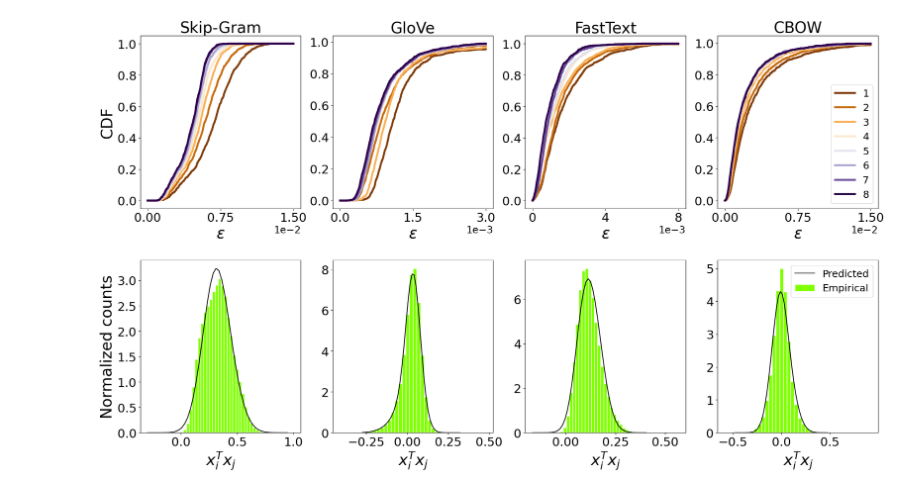
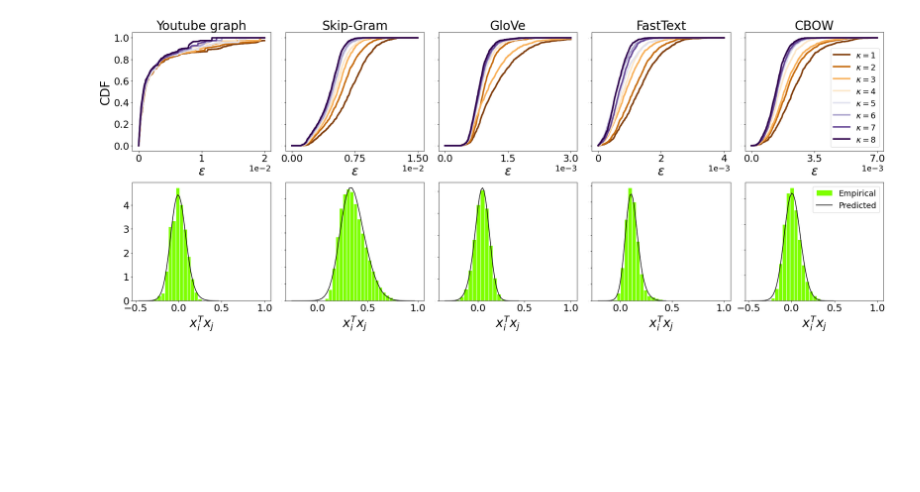
Before and after one commit to lorenzodallamico/EDRep, a Jupyter notebook: Notebooks/Test the approximation.ipynb, the cells around one changed output. Drawn from its saved outputs; the diff is of its cells as text; code cells hidden in the pictures; blank space fills up the shorter version.

```diff
--- a/Notebooks/Test the approximation.ipynb
+++ b/Notebooks/Test the approximation.ipynb
@@ -76,61 +68,76 @@ I am reading f: 224
 99884 200
 I am computing the Z values
 -------------------------
+# %%
+# load
+with open('saved_files/test_approx.pkl', 'rb') as file:
+    Zv, Xv, resv = pickle.load(file)
 # %%
-fig, ax = plt.subplots(2,4, figsize = (4*6, 2*5 + 3))
-fig.subplots_adjust(hspace = .3)
 fs = 22
 ffs = 18
 Fs = 28
-max_val = [0.015, 0.003, 0.008, 0.015]
 
-titles = ['Skip-Gram', 'GloVe', 'FastText', 'CBOW']
-linestyle = ['-', '--', '-.']
+kv = [1, 2, 3, 4, 5, 6, 7, 8]
+maxt = [0.02, 0.015, 0.003, 0.004, 0.007]
+titles = ['Youtube graph', 'Skip-Gram', 'GloVe', 'FastText', 'CBOW']
+A = 2
+B = len(titles)
+cmap = plt.cm.get_cmap('PuOr', len(kv))
 
-cmap = plt.cm.get_cmap('PuOr', len(Zest[0]))
+fig, ax = plt.subplots(A, B, figsize = (5*B, 5*A))
+fig.subplots_adjust(hspace = .3)
 
-for i, (Z, Ze, X, μ, σ2, π) in enumerate(zip(Zv, Zest, Xv, μv, σ2v, πv)):
-    for j in range(len(Zest[0])):
+for b, (X, Z, res) in enumerate(zip(Xv, Zv, resv)):
 
-        tv = np.linspace(0, max_val[i], 1000)
-        eps = np.abs(Z - Ze[j])/Z
-        ax[0,i].plot(tv, np.array([np.sum(eps < t)/len(eps) for t in tv]), color = cmap(j),
-                   label = kv[j], linewidth = 3.5, linestyle = linestyle[0])
+    tv = np.linspace(0, maxt[b], 1000)
+    for j in range(len(kv)):
+        ϵ = np.abs(Z - res[j].Zest)/Z
+        ax[0,b].plot(tv, [np.mean(ϵ < t) for t in tv], color = cmap(j),
+                       label = r'$\kappa =$' + str(kv[j]), linewidth = 3.5)
 
-        if i == 3:
-            ax[0,i].legend(fontsize = ffs)
+        ax[0,b].set_xticks(np.linspace(0, max(tv), 3))
+        ax[0,b].tick_params(axis = 'x', labelsize = fs)
+        if b == 0:
+            ax[0,b].tick_params(axis = 'y', labelsize = fs)
+        else:
+            ax[0,b].tick_params(axis = 'y', labelsize = 0)
 
-        ax[0,i].set_xticks(np.linspace(0, max(tv), 3))
-        ax[0,i].tick_params(axis = 'both', labelsize = fs)
-        ax[0,i].set_xlabel(r'$\epsilon$', fontsize = Fs)
+        ax[0,b].set_xlabel(r'$\epsilon$', fontsize = Fs)
+        ax[0,b].set_title(titles[b], fontsize = Fs)
+        ax[0,b].ticklabel_format(style='sci', axis='x', scilimits=(0,0))
+        ax[0,b].xaxis.get_offset_text().set_fontsize(18)
 
     n, dim = np.shape(X)
-    a = np.random.randint(n)
+    α = np.random.randint(n)
 
-    ax[1, i].hist(X[a]@X.T, bins = 40, edgecolor = 'white', color = 'chartreuse',
+    ax[1, b].hist(X[α]@X.T, bins = 30, edgecolor = 'white', color = 'chartreuse',
                   density = True, label = 'Empirical')
 
-    m = np.mean(X[a]@X.T)
-    s = np.sqrt(np.var(X[a]@X.T))
+    m = np.mean(X[α]@X.T)
+    s = np.sqrt(np.var(X[α]@X.T))
     t = np.linspace(m - 5*s, m + 5*s)
+    k = 4
+    π, μ, σ2 = res[k].π, res[k].μ, res[k].Ω
 
-    y = np.sum(np.diag(π/n)@np.array([Normal(X[a]@μ[b], X[a]@σ2[b]@X[a], t) for b in range(len(μ))]), axis = 0)
-    ax[1, i].plot(t, y, color = 'k', label = 'Predicted')
+    y = np.sum(np.diag(π/n)@np.array([Normal(X[α]@μ[b].T, X[α]@σ2[b]@X[α], t) for b in range(len(μ))]), axis = 0)
+    ax[1, b].plot(t, y, color = 'k', label = 'Predicted')
 
-    if i == 3:
-        ax[1,i].legend(fontsize = ffs)
+    ax[1,b].tick_params(axis = 'both', labelsize = fs)
+    ax[1,b].set_xlabel(r'$x_i^Tx_j$', fontsize = Fs)
+    if b == 0:
+        ax[1,b].tick_params(axis = 'y', labelsize = fs)
+    else:
+        ax[1,b].tick_params(axis = 'y', labelsize = 0)
 
-    ax[1,i].tick_params(axis = 'both', labelsize = fs)
-    ax[1,i].set_xlabel(r'$x_i^Tx_j$', fontsize = Fs)
+ax[0,-1].legend(fontsize = ffs)
+ax[0,0].set_ylabel('CDF', fontsize = Fs)
 
-    ax[0,i].set_title(titles[i], fontsize = Fs)
-    ax[0,i].ticklabel_format(style='sci', axis='x', scilimits=(0,0))
-    ax[0,i].xaxis.get_offset_text().set_fontsize(18)
+# ax[1,-1].legend(bbox_to_anchor=(1., .7), fontsize = ffs)
+ax[1,-1].legend(fontsize = ffs)
 
 
-ax[0,0].set_ylabel('CDF', fontsize = Fs)
-ax[1,0].set_ylabel('Normalized counts', fontsize = Fs)
-
+plt.tight_layout()
+plt.savefig('../../paper/v2/paper/Figures/test_full.pdf', dpi = 400)
 plt.show();
 # %% [output]
-[figure, old version]
+[figure, new version]
```
Also changed, not shown: parts of 3 cells of this notebook, 10 other files.
